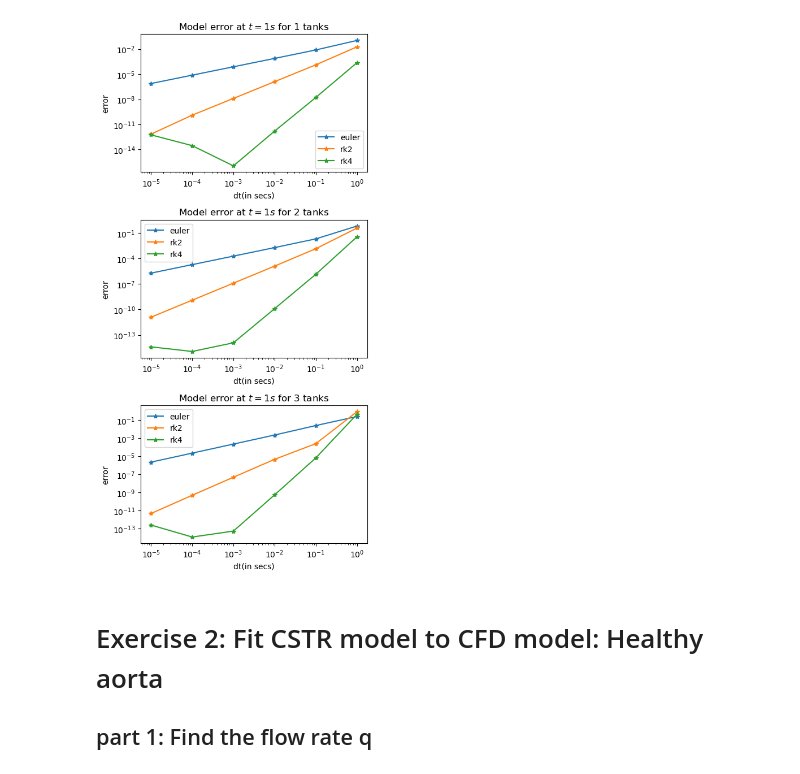
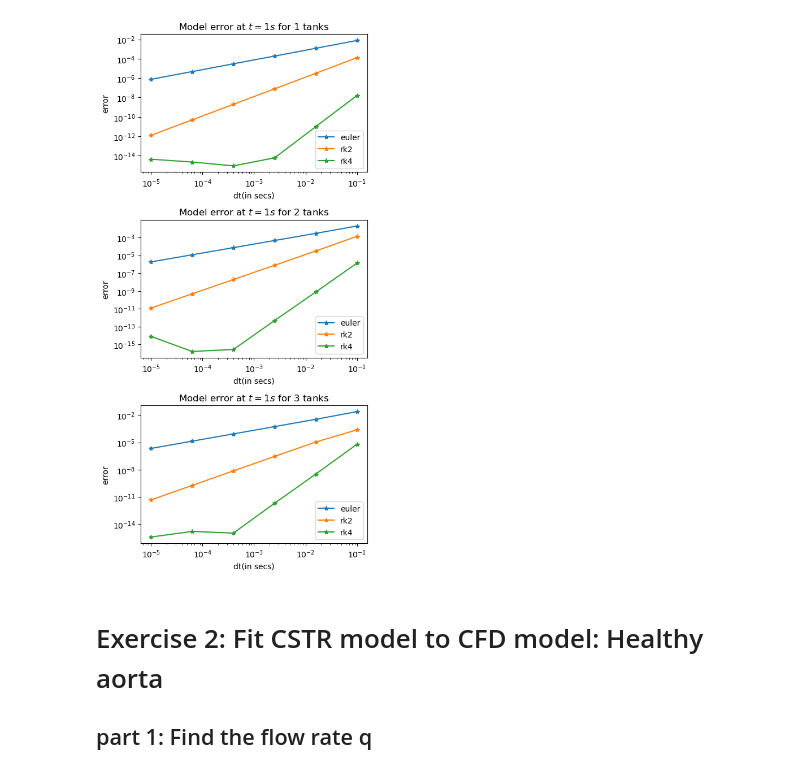
Before and after one commit to waves-stats/MOD_510_2023_autumn, a Jupyter notebook: Partha/project3/mod510_project3_partha_v2.ipynb, the cells around one changed output. Cells and saved outputs as stored; diff of their text form; code cells hidden in the pictures.

```diff
--- a/Partha/project3/mod510_project3_partha_v2.ipynb
+++ b/Partha/project3/mod510_project3_partha_v2.ipynb
@@ -217,6 +217,7 @@ class CSTRModel():
         '''
         Performs the time domain simulation on the model.
         It is possible to change the model parameters N and tau at runtime
+        returns the concentration c_out (concentration in the last tank.)
 
         '''
         # solution.append(list(self.y_0))
@@ -401,19 +348,0 @@ def comparision_plot(N,dt,ts,analitical, soln1, soln2, soln3):
-# %%
-tau=2
-N=1
-dt=3
-y_init='first'
-timedata =np.arange(0,22,dt)
-
-model = CSTRModel(tau=tau,N=N, timedata=timedata, c_init='first')
-#model.time_sim(N,tau,ODEmethod='euler')
-model.c_init
-def props(cls):
-  return [i for i in cls.__dict__.keys() if i[:1] != '_']
-def printProps(cls, props):
-    for i in props:
-        print(i,': ',cls.__dict__[i])
-
-properties = props(model)
-#printProps(model, properties)
-model.time_sim(N,tau,c_init='first',ODEmethod='rk4')
@@ -525,36 +356,42 @@ Error scaling
 # %%
 # parameters. do this for finer dt scaling
-n = 5
+n = 5 # used to calculated 10**-n
 tau = 2
-N = 2
-Tmax = 1
-y_init = 'first'
+Tmax = 1 # time at which the error is calculated
+c_init = 'first'  # initial concs in the tanks
 
 # time deltas
-dts = np.geomspace(1, 10**-n, n+1)
+dts = np.geomspace(.1, 10**-n, n+1)
 # print(dts)
 
 # make the figure
 fig, axs = plt.subplots(nrows = 3, figsize=(5,10))
 for N, ax in zip([1,2,3], axs):
     for method in ['euler', 'rk2', 'rk4']:
         error = []
         for dt in dts:
-            model = CSTRModel(tau=tau, N=N, dt=dt, Tmax=Tmax, y_init=y_init)
-            nparams = model.nparams
-            soln1 = model.solver(method=method, **nparams)[-1]
+            # make model
+            timedata = {'t_start':0, 'dt':dt, 't_end':Tmax}
+            model = CSTRModel(tau=tau, N=N, timedata=timedata, c_init=c_init)
+
+            # find numerical solution to and keep only the result at t= Tmax
+            soln =model.time_sim(N=N, tau=tau, c_init=c_init, ODEmethod=method)[-1]
+
+            # find solution to and keep only the result at t= Tmax
             analytical = model.analytical()[-1]
-            error.append(np.abs(soln1-analytical))
+
+            # find error
+            error.append(np.abs(soln-analytical))
         ax.plot(dts, error,'-*' ,label=method)
 
         # print(method,error)
     ax.set(xlabel='dt(in secs)', ylabel='error',
            title=f'Model error at $t=1s$ for {N} tanks',
            xscale='log', yscale='log')
     ax.legend()
 plt.tight_layout()
 # %% [output]
-[figure, old version]
+[figure, new version]
 # %% [markdown]
 # Exercise 2: Fit CSTR model to CFD model: Healthy aorta
 ## part 1: Find the flow rate q
```
Also changed, not shown: parts of 45 cells of this notebook.
